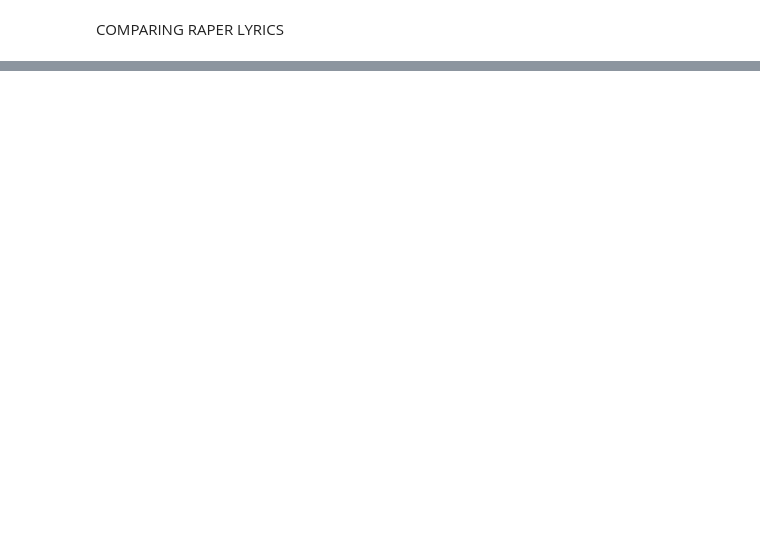
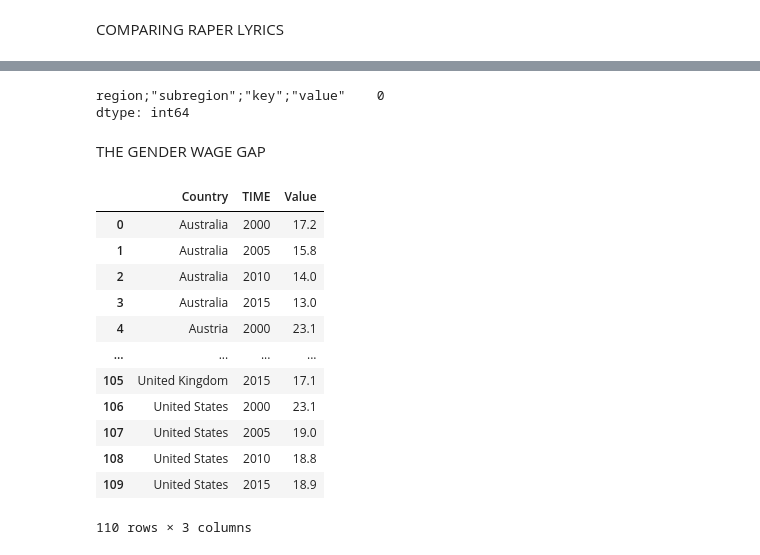
Before and after one commit to anjaliagarwal152615/lab2-dataviz, a Jupyter notebook: file.ipynb, the cells around one changed output, grey strips where cells are left out. Cells and saved outputs as stored; diff of their text form; code cells hidden in the pictures; blank space fills up the shorter version.

```diff
--- a/file.ipynb
+++ b/file.ipynb
@@ -418,0 +494,6 @@ COMPARING RAPER LYRICS
+# %%
+#find na values
+df3.isna().sum()
+# %% [output]
+region;"subregion";"key";"value"    0
+dtype: int64
@@ -418,0 +538,19 @@ COMPARING RAPER LYRICS
+# %% [markdown]
+THE GENDER WAGE GAP
+# %%
+df4 = pd.read_csv(r"https://raw.githubusercontent.com/holtzy/data_to_viz/master/Example_dataset/9_OneNumSevCatSubgroupOneObs.csv")
+df4
+# %% [output]
+|  | Country | TIME | Value |
+| 0 | Australia | 2000 | 17.2 |
+| 1 | Australia | 2005 | 15.8 |
+| 2 | Australia | 2010 | 14.0 |
+| 3 | Australia | 2015 | 13.0 |
+| 4 | Austria | 2000 | 23.1 |
+| ... | ... | ... | ... |
+| 105 | United Kingdom | 2015 | 17.1 |
+| 106 | United States | 2000 | 23.1 |
+| 107 | United States | 2005 | 19.0 |
+| 108 | United States | 2010 | 18.8 |
+| 109 | United States | 2015 | 18.9 |
+110 rows × 3 columns
```
Also changed, not shown: parts of 28 cells of this notebook.
